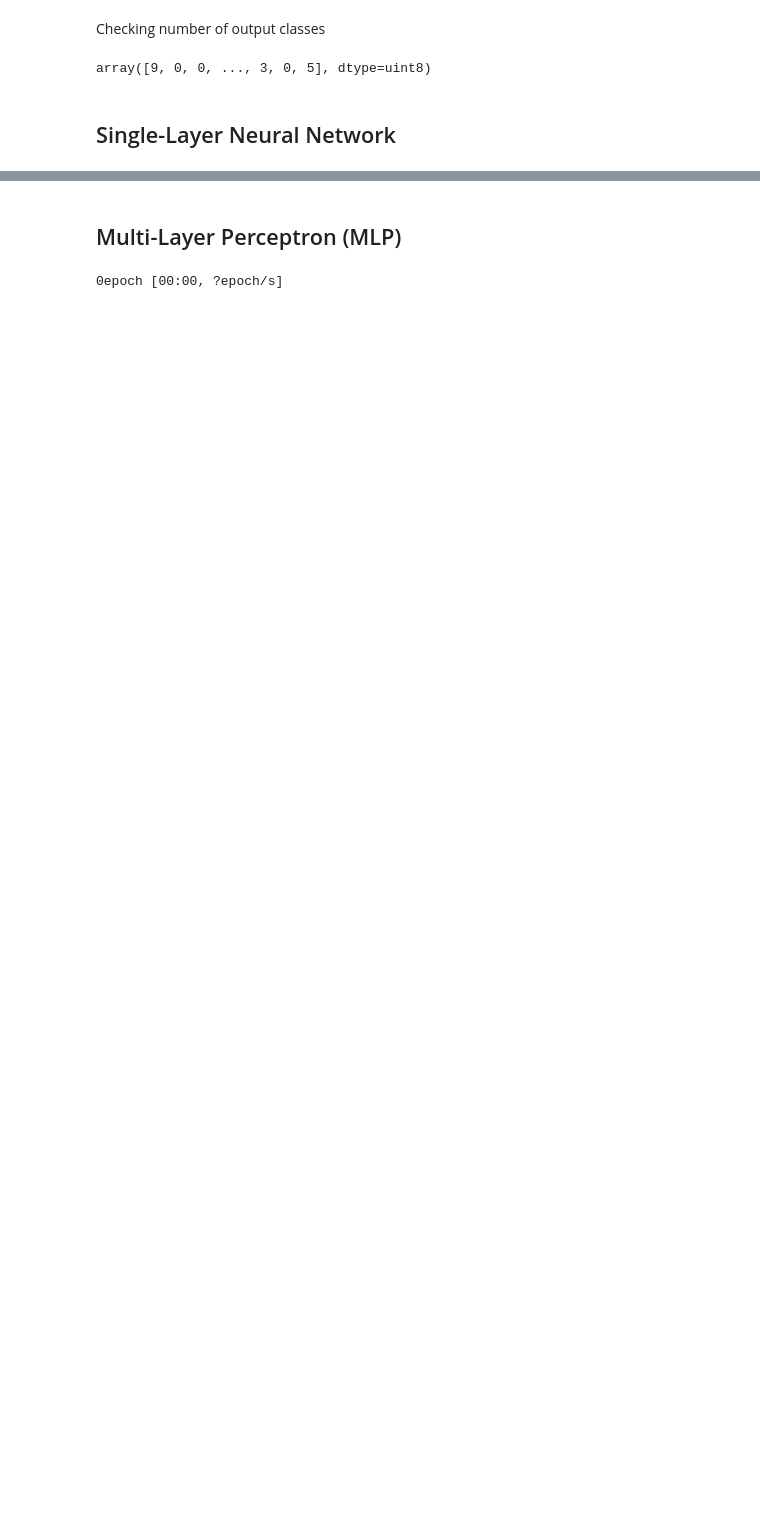
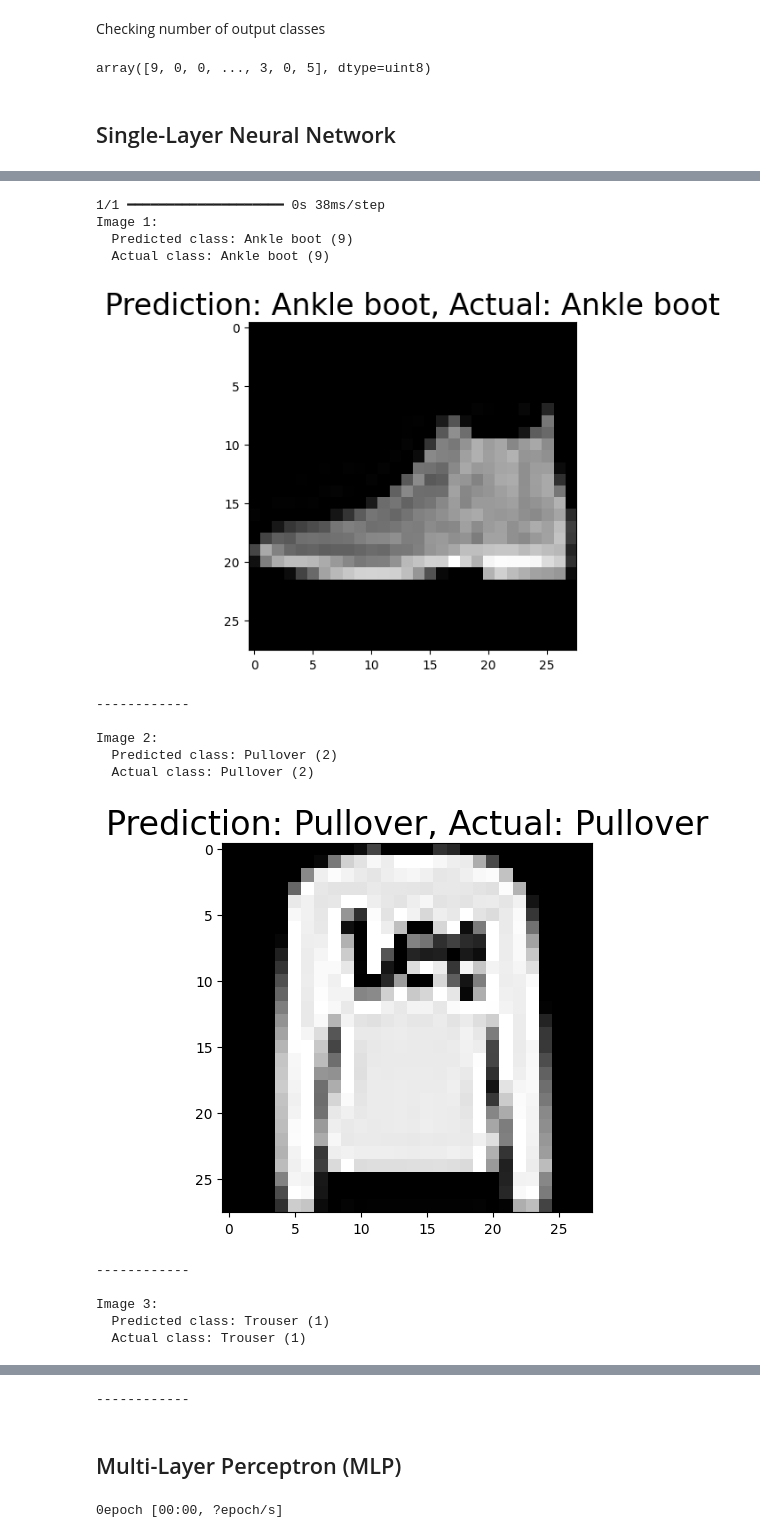
Before and after one commit to MaheeGamage/TIES4911-DL-for-dev, a Jupyter notebook: Task-2/Task 2-1.ipynb, the cells around one changed output, grey strips where cells are left out. Cells and saved outputs as stored; diff of their text form; code cells hidden in the pictures; blank space fills up the shorter version.

Commit message:
Sample prediction added

```diff
--- a/Task-2/Task 2-1.ipynb
+++ b/Task-2/Task 2-1.ipynb
@@ -84,0 +84,47 @@ Single-Layer Model - Test Loss: 0.43968018889427185, Test Accuracy: 0.8475000262
+# %%
+import numpy as np
+# Assuming 'model_mlp' is your trained MLP model and 'x_test', 'y_test' are your test data
+# Get predictions for the first 5 images
+# predictions = model_single_layer.predict(x_test[400:405])
+predictions = model_single_layer.predict(x_test[0:5])
+
+# Class names
+class_names = ['T-shirt/top', 'Trouser', 'Pullover', 'Dress', 'Coat',
+               'Sandal', 'Shirt', 'Sneaker', 'Bag', 'Ankle boot']
+
+
+for i in range(5):
+    predicted_class = np.argmax(predictions[i])
+    predicted_class_name = class_names[predicted_class]
+
+    actual_class = y_test[i]
+    actual_class_name = class_names[actual_class]
+
+    print(f"Image {i+1}:")
+    print(f"  Predicted class: {predicted_class_name} ({predicted_class})")
+    print(f"  Actual class: {actual_class_name} ({actual_class})")
+
+    # Display the image
+    plt.imshow(x_test[i], cmap='gray')
+    plt.title(f"Prediction: {predicted_class_name}, Actual: {actual_class_name}", fontsize=24)  # Adjust fontsize as needed
+    plt.show()
+
+    print("------------")
+    print("")
+# %% [output]
+1/1 ━━━━━━━━━━━━━━━━━━━━ 0s 38ms/step
+Image 1:
+  Predicted class: Ankle boot (9)
+  Actual class: Ankle boot (9)
+[figure, added]
+------------
+
+Image 2:
+  Predicted class: Pullover (2)
+  Actual class: Pullover (2)
+[figure, added]
+------------
+
+Image 3:
+  Predicted class: Trouser (1)
+  Actual class: Trouser (1)
@@ -85,3 +144,4 @@ Single-Layer Model - Test Loss: 0.43968018889427185, Test Accuracy: 0.8475000262
+------------
 # %% [markdown]
 ## Multi-Layer Perceptron (MLP)
 # %%
```
Also changed, not shown: parts of 6 cells of this notebook.
